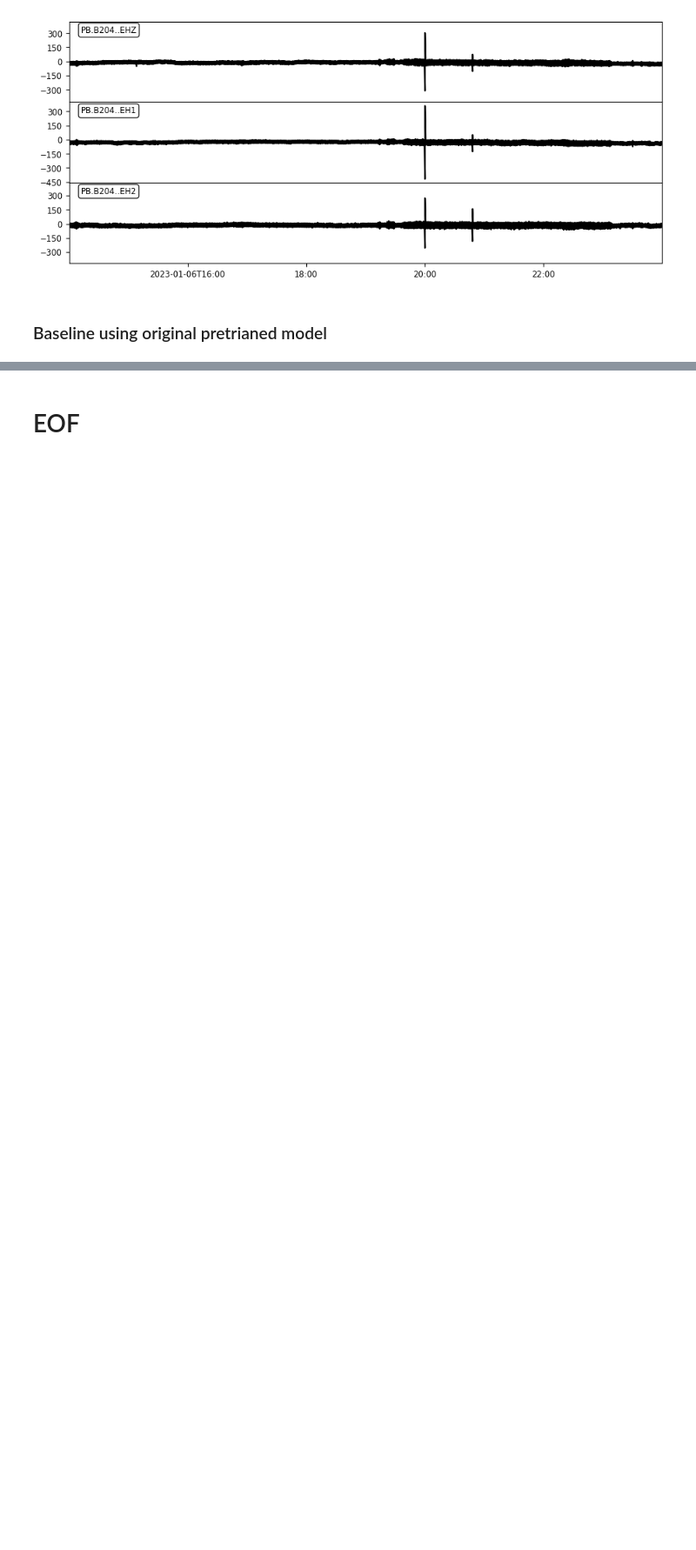
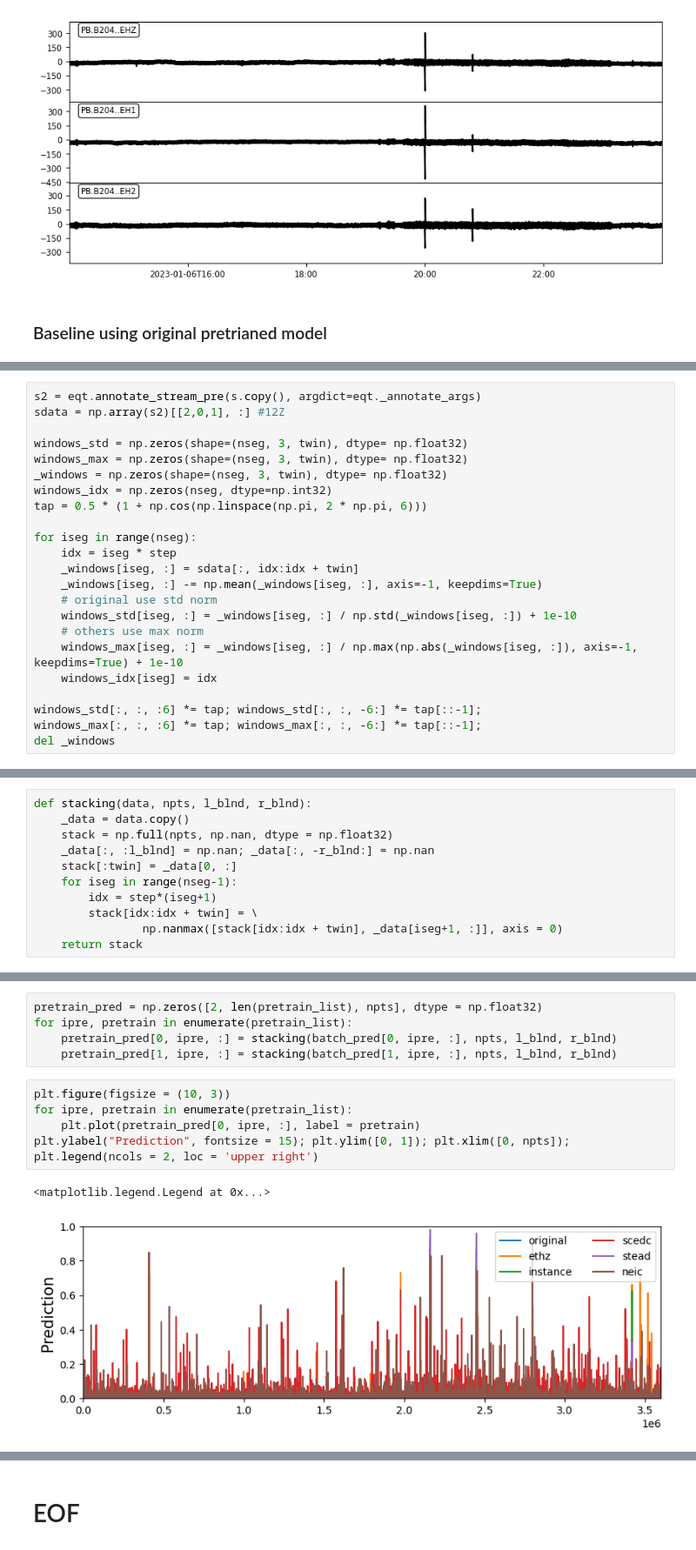
Before and after one commit to congcy/ELEP, a Jupyter notebook: docs/tutorials/example_continuous_data.ipynb, the cells around one changed output, grey strips where cells are left out. Shown: that part at 87% size. Cells and saved outputs as stored; diff of their text form; blank space fills up the shorter version.

Commit message:
update tests for continuous data

```diff
--- a/docs/tutorials/example_continuous_data.ipynb
+++ b/docs/tutorials/example_continuous_data.ipynb
@@ -112,0 +83,23 @@ plt.legend(loc = 'upper right')
+# %%
+s2 = eqt.annotate_stream_pre(s.copy(), argdict=eqt._annotate_args)
+sdata = np.array(s2)[[2,0,1], :] #12Z
+
+windows_std = np.zeros(shape=(nseg, 3, twin), dtype= np.float32)
+windows_max = np.zeros(shape=(nseg, 3, twin), dtype= np.float32)
+_windows = np.zeros(shape=(nseg, 3, twin), dtype= np.float32)
+windows_idx = np.zeros(nseg, dtype=np.int32)
+tap = 0.5 * (1 + np.cos(np.linspace(np.pi, 2 * np.pi, 6)))
+
+for iseg in range(nseg):
+    idx = iseg * step
+    _windows[iseg, :] = sdata[:, idx:idx + twin]
+    _windows[iseg, :] -= np.mean(_windows[iseg, :], axis=-1, keepdims=True)
+    # original use std norm
+    windows_std[iseg, :] = _windows[iseg, :] / np.std(_windows[iseg, :]) + 1e-10
+    # others use max norm
+    windows_max[iseg, :] = _windows[iseg, :] / np.max(np.abs(_windows[iseg, :]), axis=-1, keepdims=True) + 1e-10
+    windows_idx[iseg] = idx
+
+windows_std[:, :, :6] *= tap; windows_std[:, :, -6:] *= tap[::-1];
+windows_max[:, :, :6] *= tap; windows_max[:, :, -6:] *= tap[::-1];
+del _windows
@@ -112,0 +147,11 @@ plt.legend(loc = 'upper right')
+# %%
+def stacking(data, npts, l_blnd, r_blnd):
+    _data = data.copy()
+    stack = np.full(npts, np.nan, dtype = np.float32)
+    _data[:, :l_blnd] = np.nan; _data[:, -r_blnd:] = np.nan
+    stack[:twin] = _data[0, :]
+    for iseg in range(nseg-1):
+        idx = step*(iseg+1)
+        stack[idx:idx + twin] = \
+                np.nanmax([stack[idx:idx + twin], _data[iseg+1, :]], axis = 0)
+    return stack
@@ -112,0 +160,14 @@ plt.legend(loc = 'upper right')
+# %%
+pretrain_pred = np.zeros([2, len(pretrain_list), npts], dtype = np.float32)
+for ipre, pretrain in enumerate(pretrain_list):
+    pretrain_pred[0, ipre, :] = stacking(batch_pred[0, ipre, :], npts, l_blnd, r_blnd)
+    pretrain_pred[1, ipre, :] = stacking(batch_pred[1, ipre, :], npts, l_blnd, r_blnd)
+# %%
+plt.figure(figsize = (10, 3))
+for ipre, pretrain in enumerate(pretrain_list):
+    plt.plot(pretrain_pred[0, ipre, :], label = pretrain)
+plt.ylabel("Prediction", fontsize = 15); plt.ylim([0, 1]); plt.xlim([0, npts]);
+plt.legend(ncols = 2, loc = 'upper right')
+# %% [output]
+<matplotlib.legend.Legend at 0x...>
+[figure, added]
```
Also changed, not shown: parts of 22 cells of this notebook.
